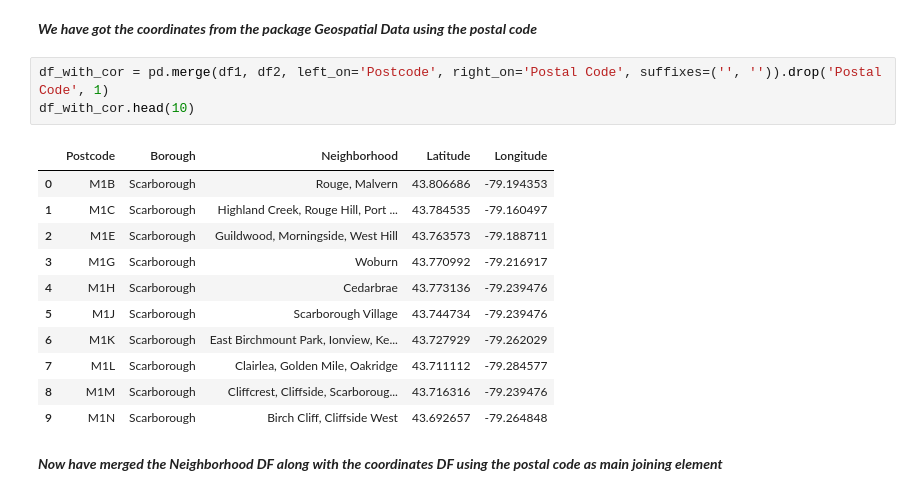
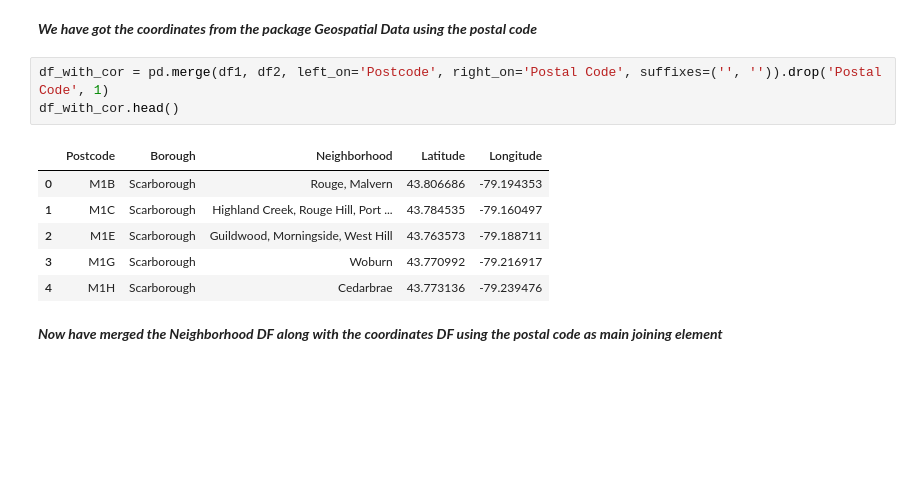
Before and after one commit to sathyarviswanath/Coursera_capstone, a Jupyter notebook: Capstone - The Battle of Neighborhoods - W2 - NB.ipynb, the cells around one changed output. Saved outputs shown, nothing was run; the diff lists cells and outputs as text; blank space fills up the shorter version.

```diff
--- a/Capstone - The Battle of Neighborhoods - W2 - NB.ipynb
+++ b/Capstone - The Battle of Neighborhoods - W2 - NB.ipynb
@@ -199,19 +184,14 @@ df2.head(5)
 ___We have got the coordinates from the package Geospatial Data using the postal code___
 # %%
 df_with_cor = pd.merge(df1, df2, left_on='Postcode', right_on='Postal Code', suffixes=('', '')).drop('Postal Code', 1)
-df_with_cor.head(10)
+df_with_cor.head()
 # %% [output]
 |  | Postcode | Borough | Neighborhood | Latitude | Longitude |
 | 0 | M1B | Scarborough | Rouge, Malvern | 43.806686 | -79.194353 |
 | 1 | M1C | Scarborough | Highland Creek, Rouge Hill, Port ... | 43.784535 | -79.160497 |
 | 2 | M1E | Scarborough | Guildwood, Morningside, West Hill | 43.763573 | -79.188711 |
 | 3 | M1G | Scarborough | Woburn | 43.770992 | -79.216917 |
 | 4 | M1H | Scarborough | Cedarbrae | 43.773136 | -79.239476 |
-| 5 | M1J | Scarborough | Scarborough Village | 43.744734 | -79.239476 |
-| 6 | M1K | Scarborough | East Birchmount Park, Ionview, Ke... | 43.727929 | -79.262029 |
-| 7 | M1L | Scarborough | Clairlea, Golden Mile, Oakridge | 43.711112 | -79.284577 |
-| 8 | M1M | Scarborough | Cliffcrest, Cliffside, Scarboroug... | 43.716316 | -79.239476 |
-| 9 | M1N | Scarborough | Birch Cliff, Cliffside West | 43.692657 | -79.264848 |
 # %% [markdown]
 ___Now have merged the Neighborhood DF along with the coordinates DF using the postal code as main joining element___
 # %%
```
Also changed, not shown: parts of 18 cells of this notebook.
